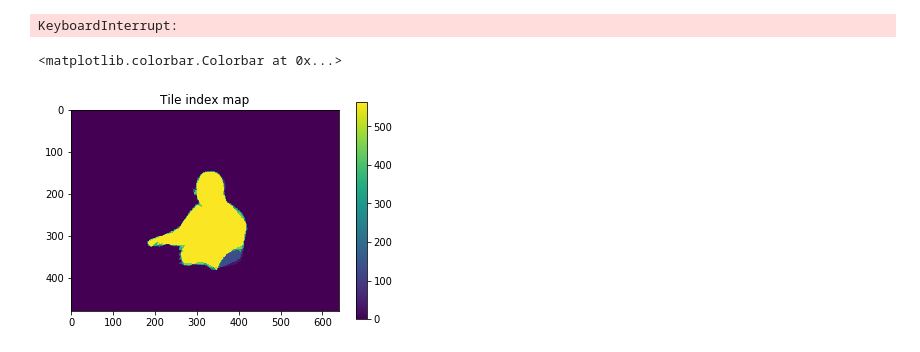
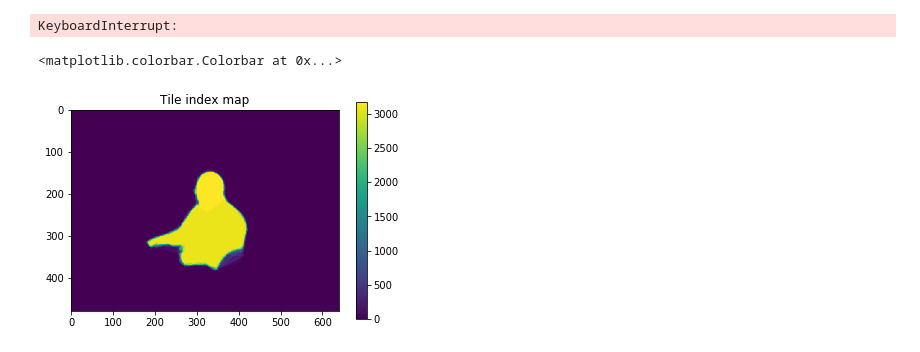
Before and after one commit to cognoscentai/segmentation, a Jupyter notebook: ipynb/Scratch.ipynb, the cells around one changed output. Drawn from its saved outputs; the diff is of its cells as text; code cells hidden in the pictures.

```diff
--- a/ipynb/Untitled.ipynb
+++ b/ipynb/Scratch.ipynb
@@ -140,10 +140,20 @@ KeyboardInterrupt:
 # %%
 def tiles2AreaMask(sample,objid):
     tiles = pkl.load(open("pixel_em/{}/obj{}/tiles.pkl".format(sample,objid)))
     mega_mask = pkl.load(open("pixel_em/{}/obj{}/mega_mask.pkl".format(sample,objid)))
     tarea = [len(t) for t in tiles]
     mask = np.zeros_like(mega_mask)
     for tidx in range(len(tiles)):
         for i in list(tiles[tidx]):
             mask[i]=tarea[tidx]
     return mask
+
+mask = tiles2mask("25workers_rand0",1)
+
+plt.figure()
+plt.imshow(mask)
+plt.title("Tile index map")
+plt.colorbar()
+# %% [output]
+<matplotlib.colorbar.Colorbar at 0x...>
+[figure, added]
@@ -152,8 +159,0 @@ mask = tiles2mask("5workers_rand0",1)
-# %%
-plt.figure()
-plt.imshow(mask)
-plt.title("Tile index map")
-plt.colorbar()
-# %% [output]
-<matplotlib.colorbar.Colorbar at 0x...>
-[figure, removed]
```
Also changed, not shown: parts of 1 cell of this notebook, 2 other files.
